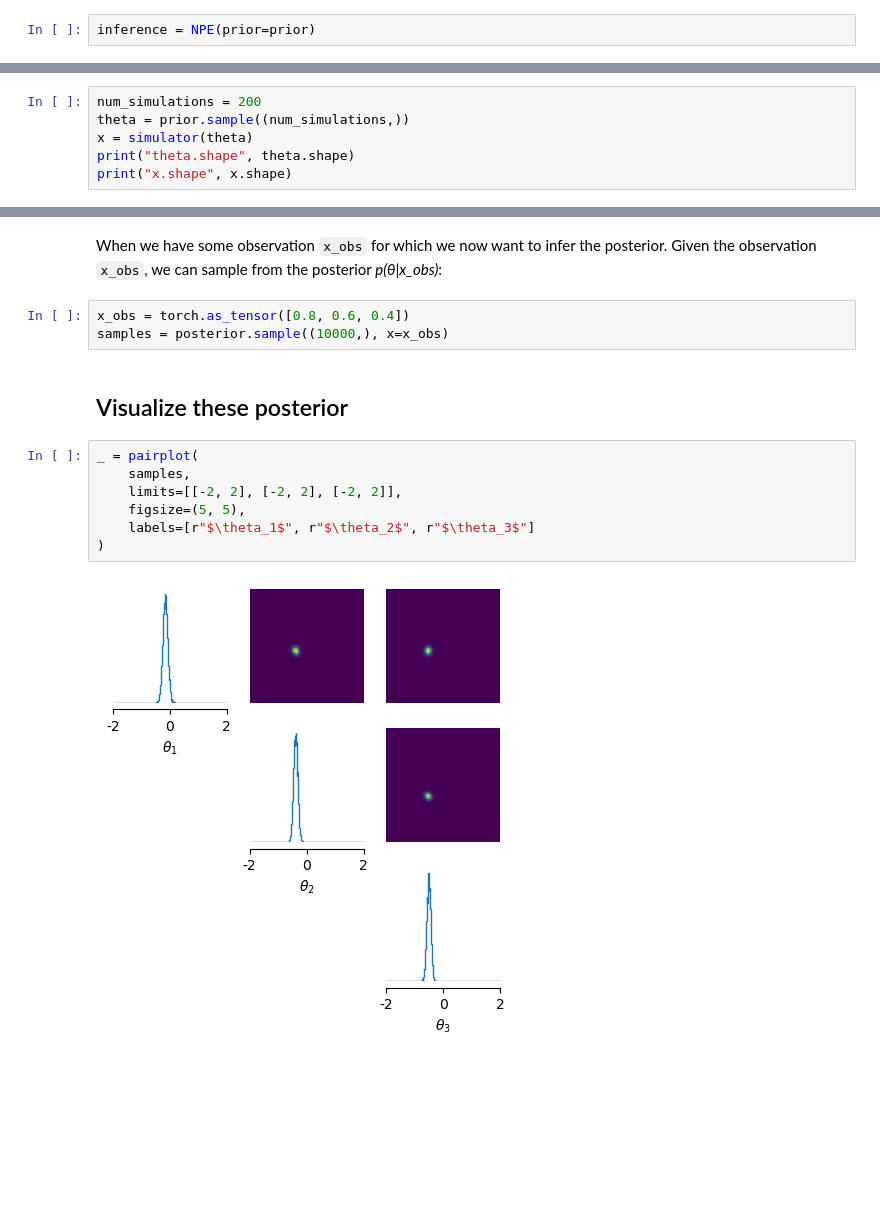
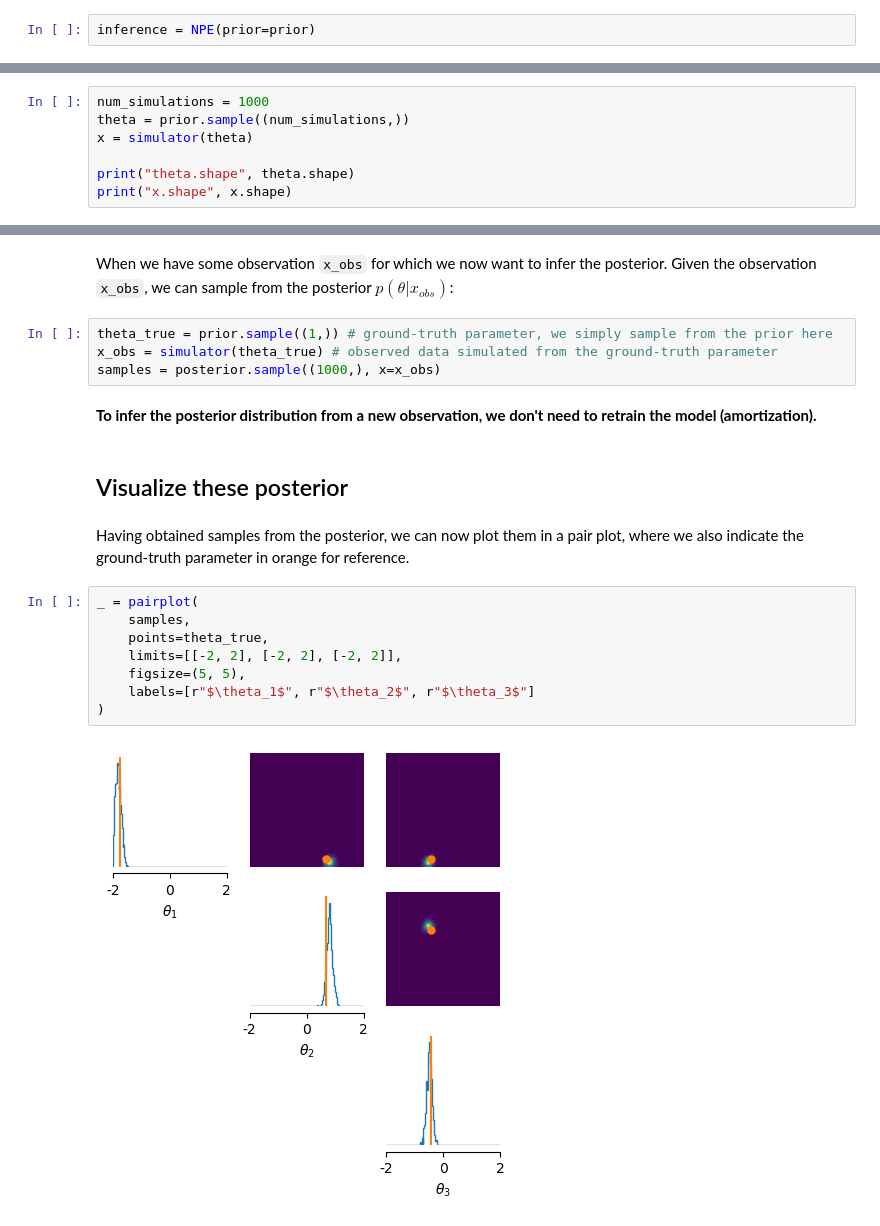
Before and after one commit to ningyuxin1999/SBI-workshop-Legend2025, a Jupyter notebook: notebooks/1_introduction_to_sbi.ipynb, the cells around one changed output, grey strips where cells are left out. Saved outputs shown, nothing was run; the diff lists cells and outputs as text; blank space fills up the shorter version.

```diff
--- a/notebooks/1_introduction_to_sbi.ipynb
+++ b/notebooks/1_introduction_to_sbi.ipynb
@@ -53,7 +83,8 @@ inference = NPE(prior=prior)
 # %%
-num_simulations = 200
+num_simulations = 1000
 theta = prior.sample((num_simulations,))
 x = simulator(theta)
+
 print("theta.shape", theta.shape)
 print("x.shape", x.shape)
 # %% [output]
@@ -71,18 +130,24 @@ print(posterior)
 Posterior p(θ|x) of type DirectPosterior. It samples the posterior network and rejects samples that
             lie outside of the prior bounds.
 # %% [markdown]
-When we have some observation `x_obs` for which we now want to infer the posterior. Given the observation `x_obs`, we can sample from the posterior *p(θ|x_obs)*:
+When we have some observation `x_obs` for which we now want to infer the posterior. Given the observation `x_obs`, we can sample from the posterior *$p(θ|x_{obs})$*:
 # %%
-x_obs = torch.as_tensor([0.8, 0.6, 0.4])
-samples = posterior.sample((10000,), x=x_obs)
+theta_true = prior.sample((1,)) # ground-truth parameter, we simply sample from the prior here
+x_obs = simulator(theta_true) # observed data simulated from the ground-truth parameter
+samples = posterior.sample((1000,), x=x_obs)
+# %% [markdown]
+**To infer the posterior distribution from a new observation, we don't need to retrain the model (amortization).**
 # %% [markdown]
 ## Visualize these posterior
+# %% [markdown]
+Having obtained samples from the posterior, we can now plot them in a pair plot, where we also indicate the ground-truth parameter in orange for reference.
 # %%
 _ = pairplot(
     samples,
+    points=theta_true,
     limits=[[-2, 2], [-2, 2], [-2, 2]],
     figsize=(5, 5),
     labels=[r"$\theta_1$", r"$\theta_2$", r"$\theta_3$"]
 )
 # %% [output]
-[figure, old version]
+[figure, new version]
```
Also changed, not shown: parts of 22 cells of this notebook, 2 other files.
